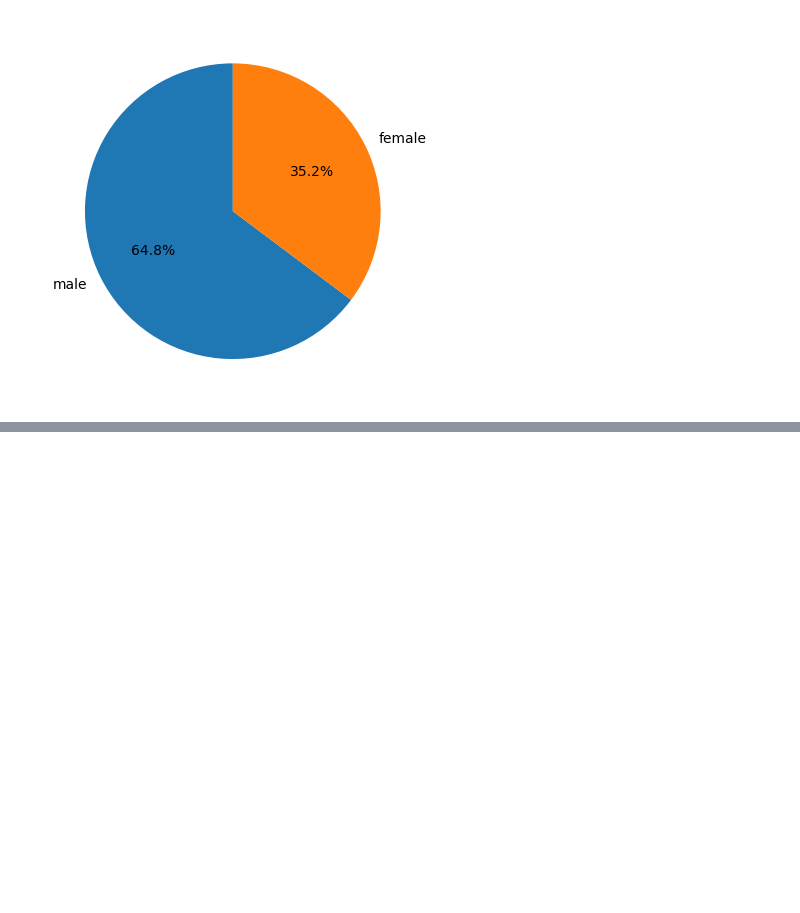
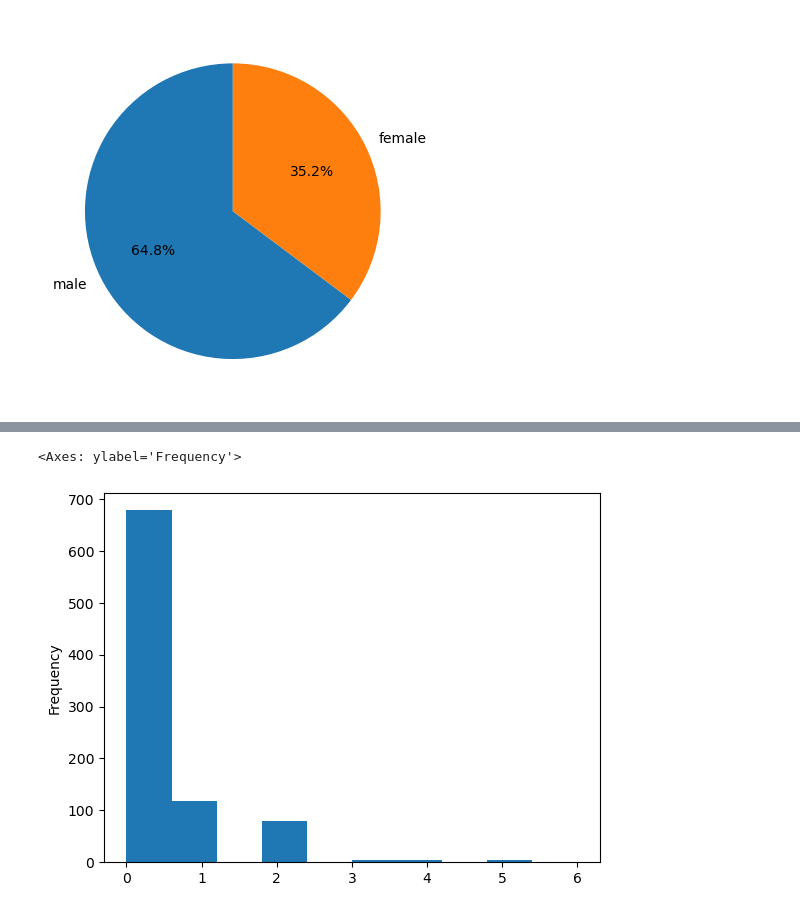
Before and after one commit to ipartzix/AI-ML-ENGINEERING-JOURNY, a Jupyter notebook: 10_Projects/02_Titanic_EDA_Project/notebooks/eda_analysis.ipynb, the cells around one changed output, grey strips where cells are left out. Saved outputs shown, nothing was run; the diff lists cells and outputs as text; code cells hidden in the pictures; blank space fills up the shorter version.

Commit message:
feat(EDA): Parch and SibSp cols analysis

```diff
--- a/10_Projects/02_Titanic_EDA_Project/notebooks/eda_analysis.ipynb
+++ b/10_Projects/02_Titanic_EDA_Project/notebooks/eda_analysis.ipynb
@@ -238,0 +273,5 @@ df["Sex"].value_counts().plot(kind ="pie",autopct="%1.1f%%",  # <--- THIS shows
+# %%
+df["Parch"].plot(kind ="hist")
+# %% [output]
+<Axes: ylabel='Frequency'>
+[figure, added]
```
Also changed, not shown: parts of 6 cells of this notebook.
